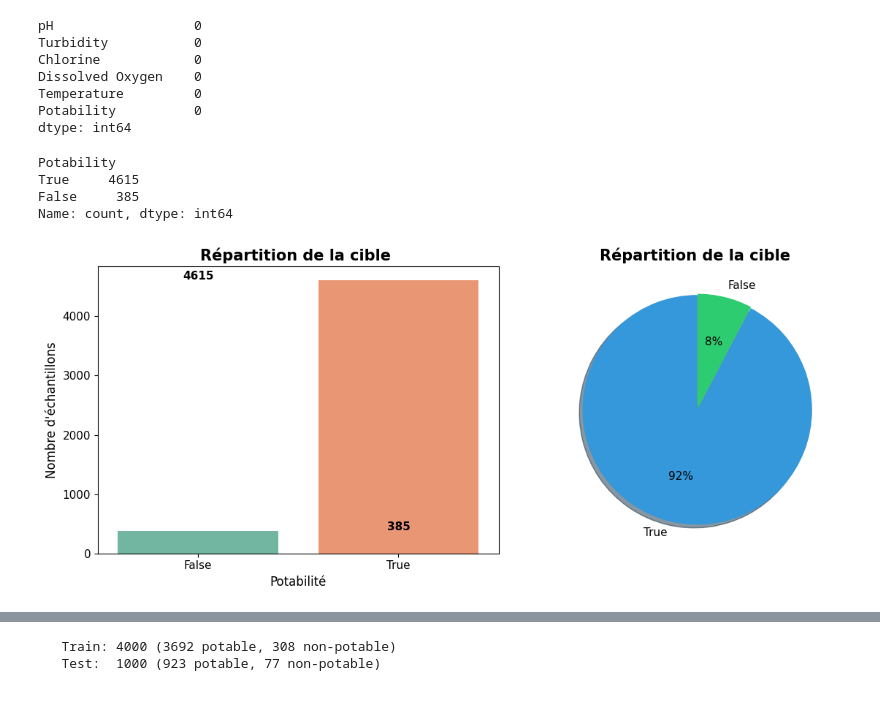
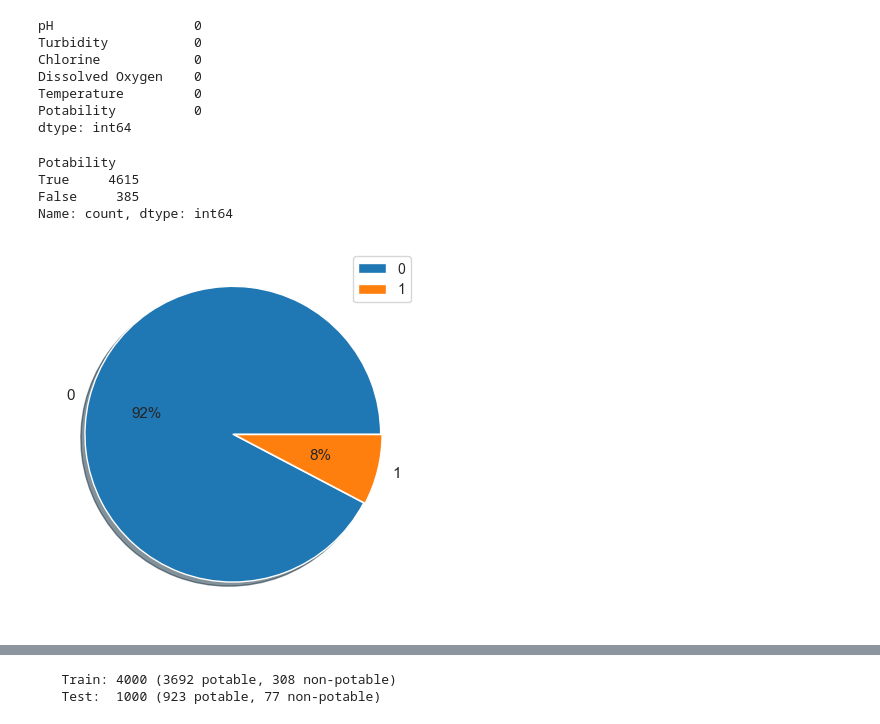
Before and after one commit to adernajat/Detection-of-anomalies-in-water-quality, a Jupyter notebook: classification.ipynb, the cells around one changed output, grey strips where cells are left out. Cells and saved outputs as stored; diff of their text form; code cells hidden in the pictures.

```diff
--- a/classification.ipynb
+++ b/classification.ipynb
@@ -86,45 +93,19 @@ Dissolved Oxygen    0
 Temperature         0
 Potability          0
 dtype: int64
-# %%
-potability_counts = dataset['Potability'].value_counts()
-print(potability_counts)
-# %% [output]
-Potability
-True     4615
-False     385
-Name: count, dtype: int64
 # %%
-
-# Compter les occurrences de chaque classe
 target = dataset['Potability'].value_counts()
-
-# Création d'une figure avec 1 ligne et 2 colonnes
-fig, axs = plt.subplots(1, 2, figsize=(12, 5))
-
-# ---- Bar chart ----
-sns.barplot(x=target.index, y=target.values, ax=axs[0], palette="Set2")
-axs[0].set_title("Répartition de la cible ", fontweight='bold')
-axs[0].set_xlabel("Potabilité")
-axs[0].set_ylabel("Nombre d'échantillons")
-for i, v in enumerate(target.values):
-    axs[0].text(i, v + 5, str(v), ha='center', fontweight='bold')
-
-# ---- Pie chart ----
-axs[1].pie(target, labels=target.index, explode=[0, 0.01],
-           autopct='%.f%%', shadow=True, startangle=90, colors=['#3498db','#2ecc71'])
-axs[1].set_title("Répartition de la cible ", fontweight='bold')
-
-# Ajuster l'espacement
-plt.tight_layout()
-
-# Sauvegarder la figure
-plt.savefig('target_distribution.png', dpi=300, bbox_inches='tight')
-
-# Afficher
+print(target)
+plt.pie(target, labels=[0, 1], explode=[0, 0.01], autopct='%.f%%', shadow=True)
+plt.legend()
+plt.savefig('potability_distribution.png', dpi=300, bbox_inches='tight')
 plt.show()
 # %% [output]
+Potability
+True     4615
+False     385
+Name: count, dtype: int64
-[figure, old version]
+[figure, new version]
 # %%
 plt.figure(figsize=(13,20))
 for k, cols in enumerate(dataset):
```
Also changed, not shown: parts of 30 cells of this notebook, 2 other files.
